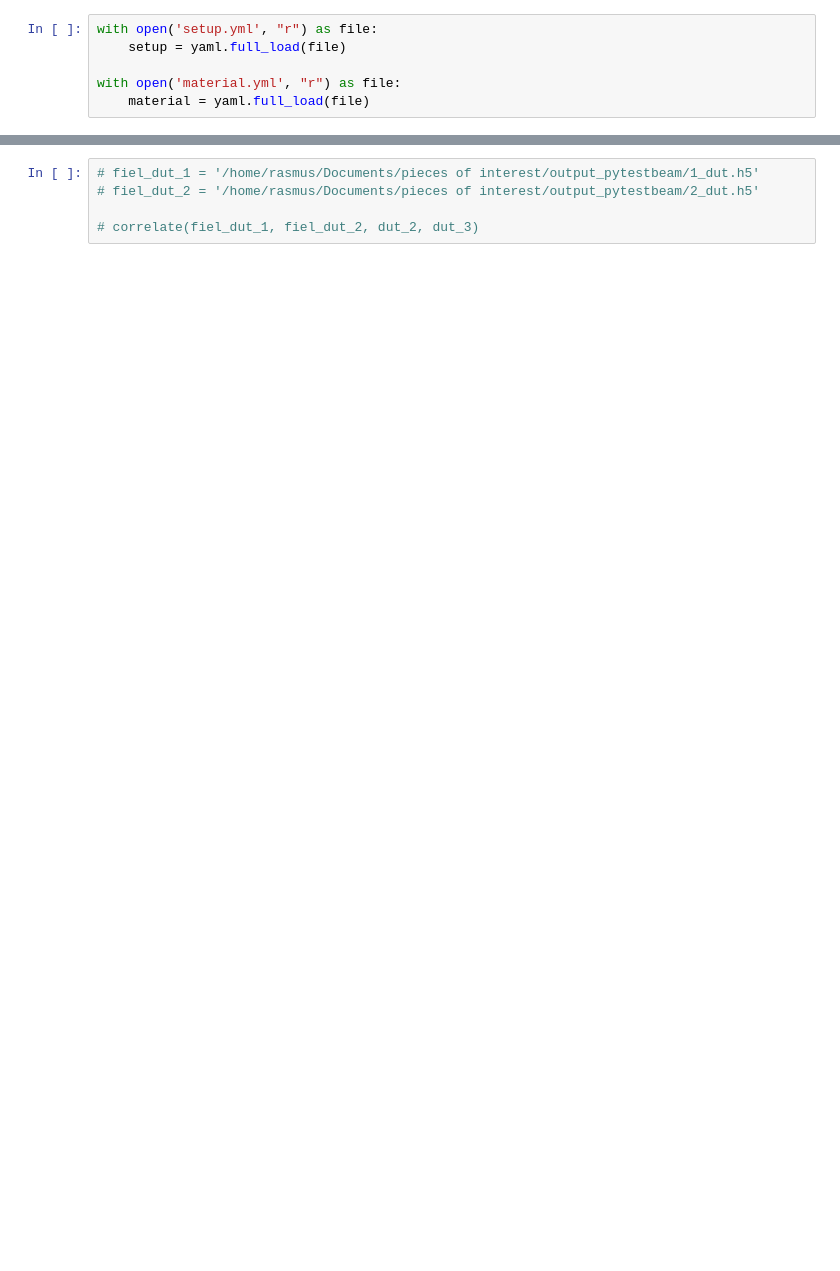
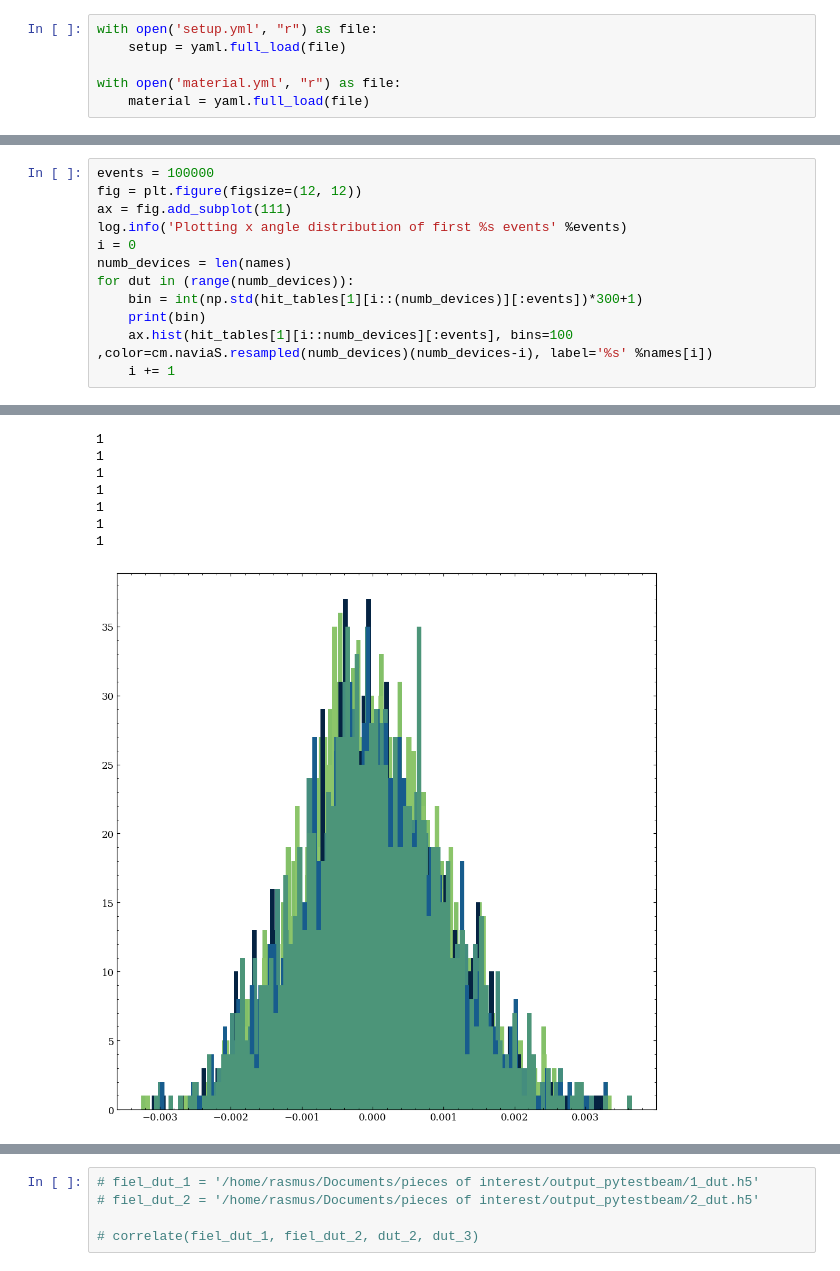
Before and after one commit to rpartzsch/pytestbeam, a Jupyter notebook: test.ipynb, the cells around one changed output, grey strips where cells are left out. Drawn from its saved outputs; the diff is of its cells as text; blank space fills up the shorter version.

```diff
--- a/test.ipynb
+++ b/test.ipynb
@@ -24,0 +61,13 @@ device.calculate_device_hit(beam, devicess, hit_tables, names, folder)
+# %%
+events = 100000
+fig = plt.figure(figsize=(12, 12))
+ax = fig.add_subplot(111)
+log.info('Plotting x angle distribution of first %s events' %events)
+i = 0
+numb_devices = len(names)
+for dut in (range(numb_devices)):
+    bin = int(np.std(hit_tables[1][i::(numb_devices)][:events])*300+1)
+    print(bin)
+    ax.hist(hit_tables[1][i::numb_devices][:events], bins=100 ,color=cm.naviaS.resampled(numb_devices)(numb_devices-i), label='%s' %names[i])
+    i += 1
+# %% [output]
@@ -25,3 +75,11 @@ device.calculate_device_hit(beam, devicess, hit_tables, names, folder)
+1
+1
+1
+1
+1
+1
+1
+[figure, added]
 # %%
 plot_events(devicess, names, hit_tables, np.arange(60, 65, 1))
 # %% [output]
```
Also changed, not shown: parts of 7 cells of this notebook, 7 other files.
